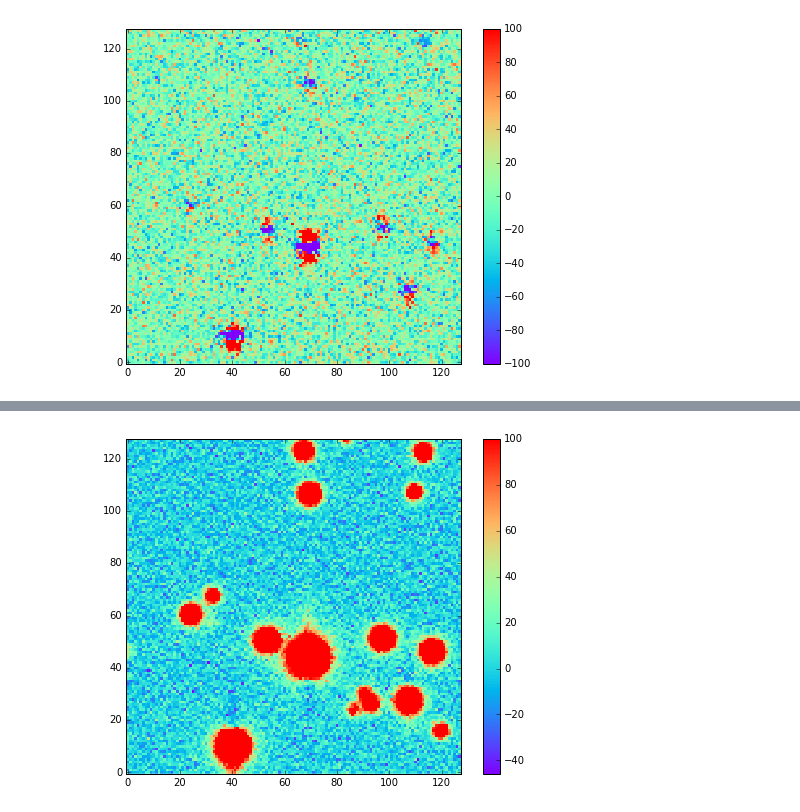
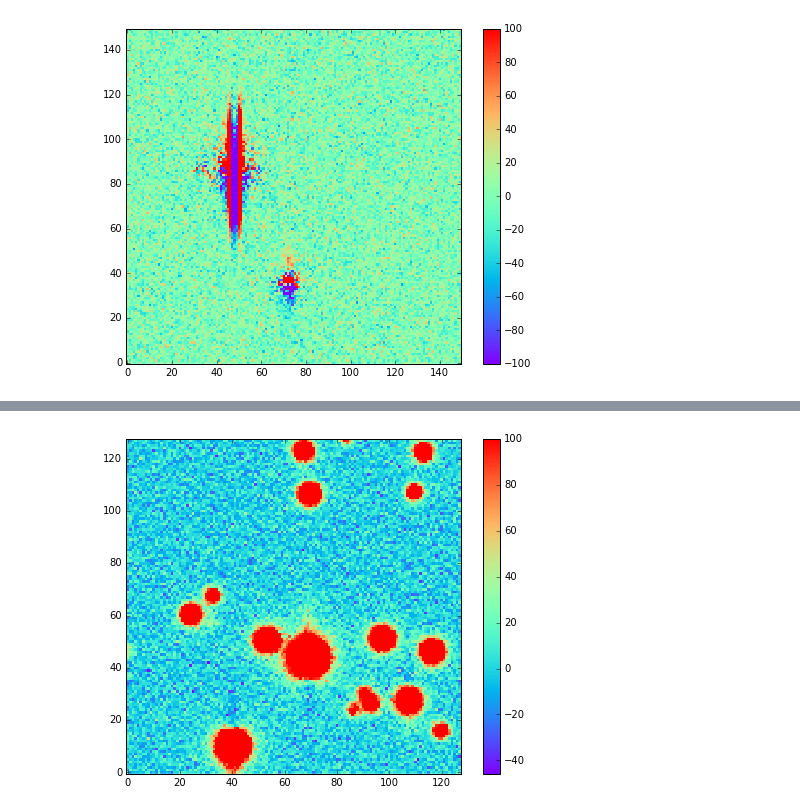
Before and after one commit to lsst-dm/experimental_DCR, a Jupyter notebook: DCR_1d_correction.ipynb, the cells around one changed output, grey strips where cells are left out. Cells and saved outputs as stored; diff of their text form; code cells hidden in the pictures.

```diff
--- a/DCR_1d_correction.ipynb
+++ b/DCR_1d_correction.ipynb
@@ -70,4 +62,6 @@ look(self.image_arr[1]-self.apply_template(elevation=self.elevation_arr[1],azimu
-# %%
-look(self.image_arr[1]-self.image_arr[2],range=[-1e2,1e2])
-# %% [output]
-[figure, removed]
+# %%
+img1 = self.exposures[2].getMaskedImage().getImage().getArray()
+img2 = (self.create_template_from_model(elevation=self.elevation_arr[2],azimuth=0)).getMaskedImage().getImage().getArray()
+look(img1 - img2, range=[-1e2,1e2],x_range=[600,750],y_range=[750,900])
+# %% [output]
+[figure, added]
```
Also changed, not shown: parts of 43 cells of this notebook, 2 other files.
